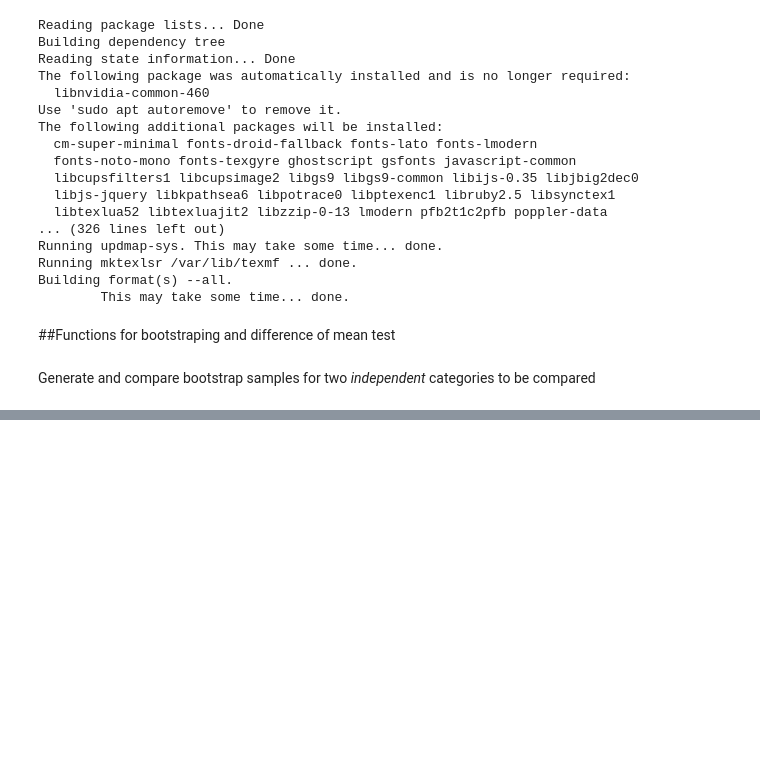
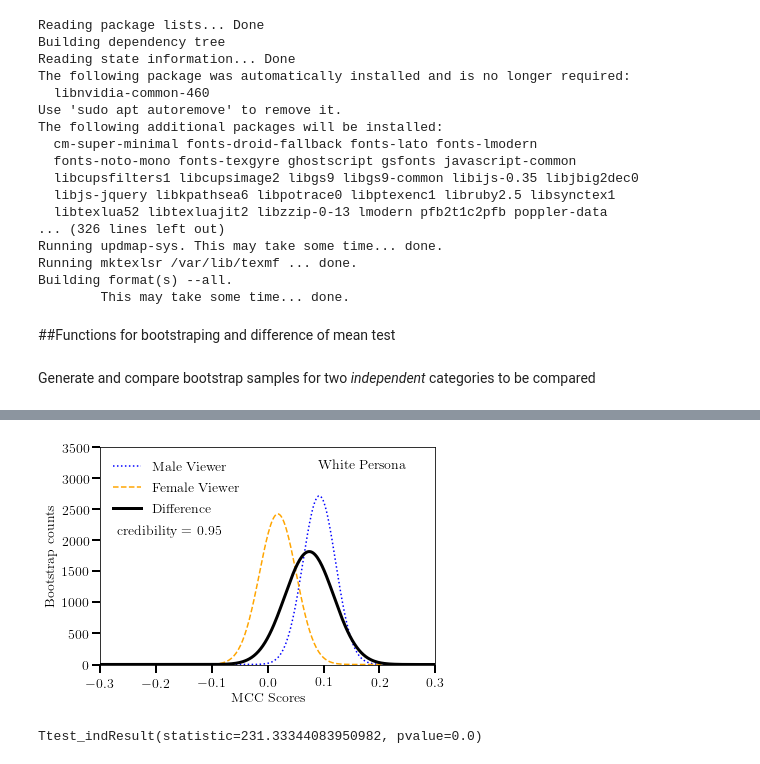
Before and after one commit to juniperlovato/DiverseMisinformationPaper, a Jupyter notebook: Final_Visualizations_of_Bootstrapping_confusion_matrix.ipynb, the cells around one changed output, grey strips where cells are left out. Cells and saved outputs as stored; diff of their text form; code cells hidden in the pictures; blank space fills up the shorter version.

```diff
--- a/Final_Visualizations_of_Bootstrapping_confusion_matrix.ipynb
+++ b/Final_Visualizations_of_Bootstrapping_confusion_matrix.ipynb
@@ -375,0 +188,15 @@ complete_visualization(bootstrap_Young, 'Age18-29 Viewer', bootstrap_Old,'Age 50
+# %%
+#Argument key:  array and label, demographic array
+complete_visualization(bootstrap_Male_White,'Male Viewer',bootstrap_Female_White,'Female Viewer', 'Difference', 'White Persona', 3500,0.3)
+# %% [output]
+[figure, added]
+# %%
+#White and POC viewers of female videos
+
+bootstrap_POC_Female = generate_corrcoeff(330,289,92,127)
+bootstrap_White_Female = generate_corrcoeff(562,540,174,167)
+
+result_bias_Gender = ttest_ind(bootstrap_POC_Female,bootstrap_White_Female,equal_var=False)
+print(result_bias_Gender)
+# %% [output]
+Ttest_indResult(statistic=231.33344083950982, pvalue=0.0)
```
Also changed, not shown: parts of 91 cells of this notebook.
